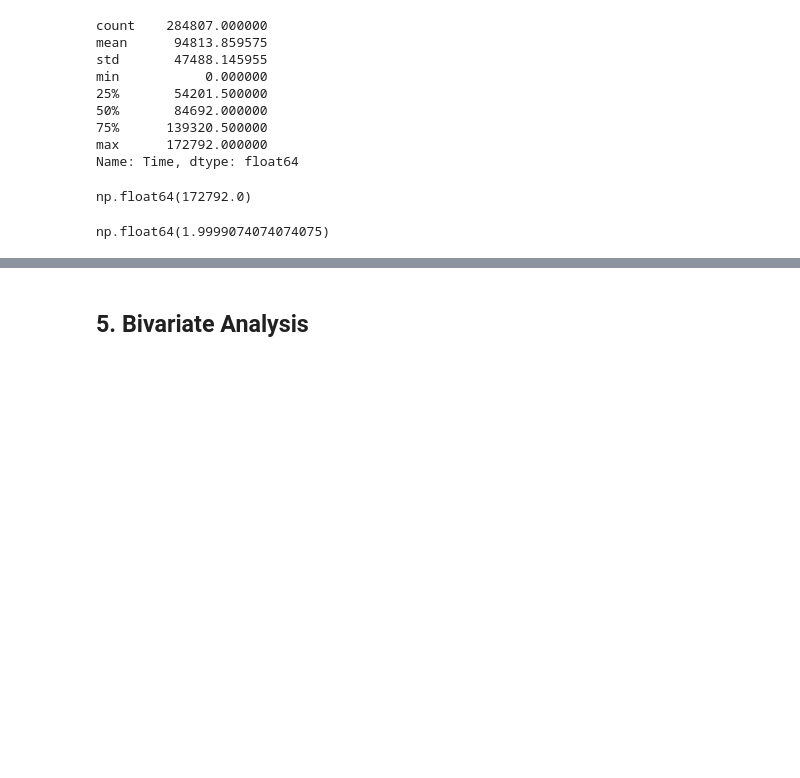
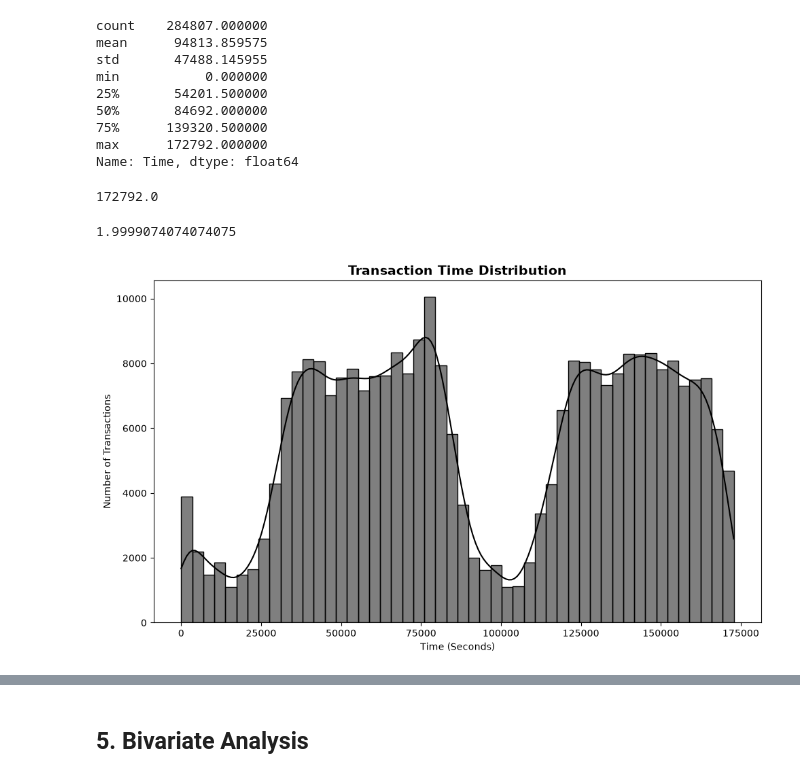
Before and after one commit to Anujjadaun97/Fraud-Detection, a Jupyter notebook: notebooks/03_EDA.ipynb, the cells around one changed output, grey strips where cells are left out. Drawn from its saved outputs; the diff is of its cells as text; code cells hidden in the pictures; blank space fills up the shorter version.

Commit message:
feat: initialize exploratory data analysis notebook and generate feature visualization reports

```diff
--- a/notebooks/03_EDA.ipynb
+++ b/notebooks/03_EDA.ipynb
@@ -498,10 +352,39 @@ max_time = df["Time"].max()
 
 days = max_time / (60 * 60 * 24)
 # %%
-max_time
+print(max_time)
 # %% [output]
-np.float64(172792.0)
+172792.0
 # %%
-days
+print(days)
 # %% [output]
-np.float64(1.9999074074074075)
+1.9999074074074075
+# %%
+# Create figure
+plt.figure(figsize=(10, 6))
+
+sns.histplot(
+    data=df,
+    x='Time',
+    bins=50,
+    kde=True,
+    color='black'
+)
+
+# Customize plot
+plt.title('Transaction Time Distribution', fontsize=14, fontweight='bold')
+plt.xlabel('Time (Seconds)')
+plt.ylabel('Number of Transactions')
+
+plt.tight_layout()
+
+# Save figure
+plt.savefig(
+    "../reports/figures/time_distribution.png",
+    dpi=300,
+    bbox_inches="tight"
+)
+
+plt.show()
+# %% [output]
+[figure, added]
```
Also changed, not shown: parts of 54 cells of this notebook, 9 other files.
